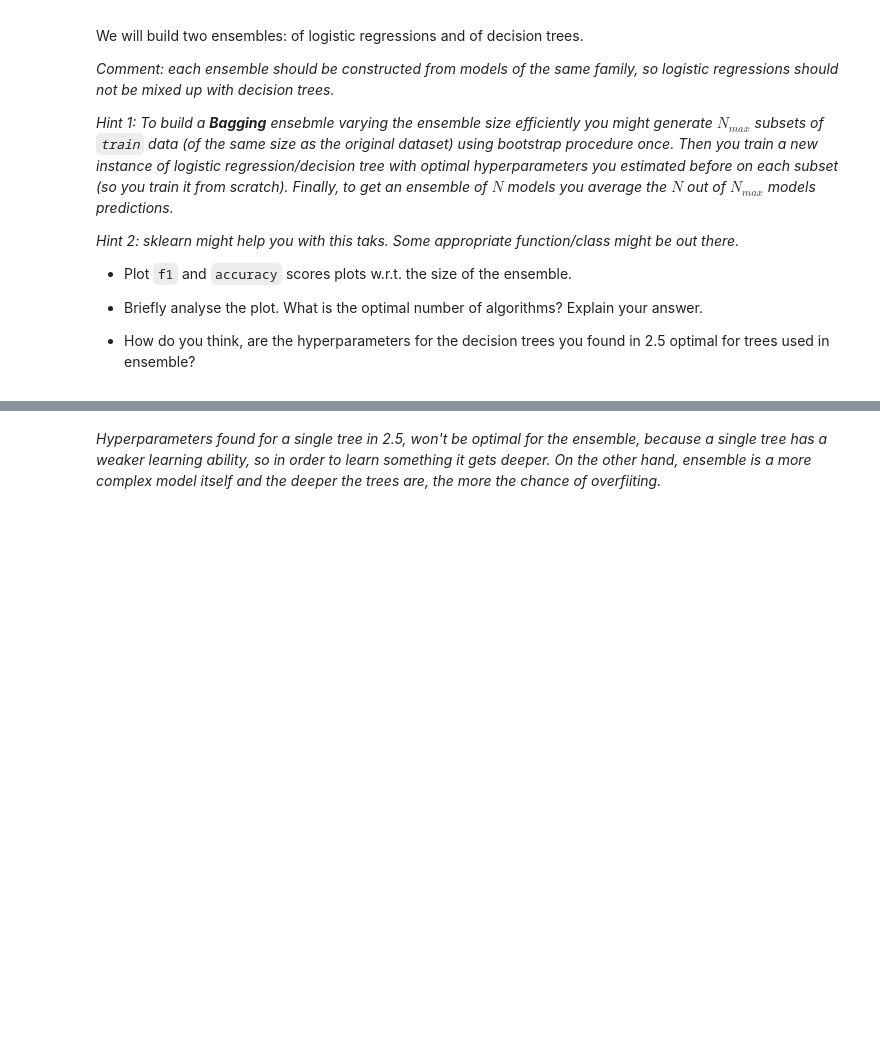
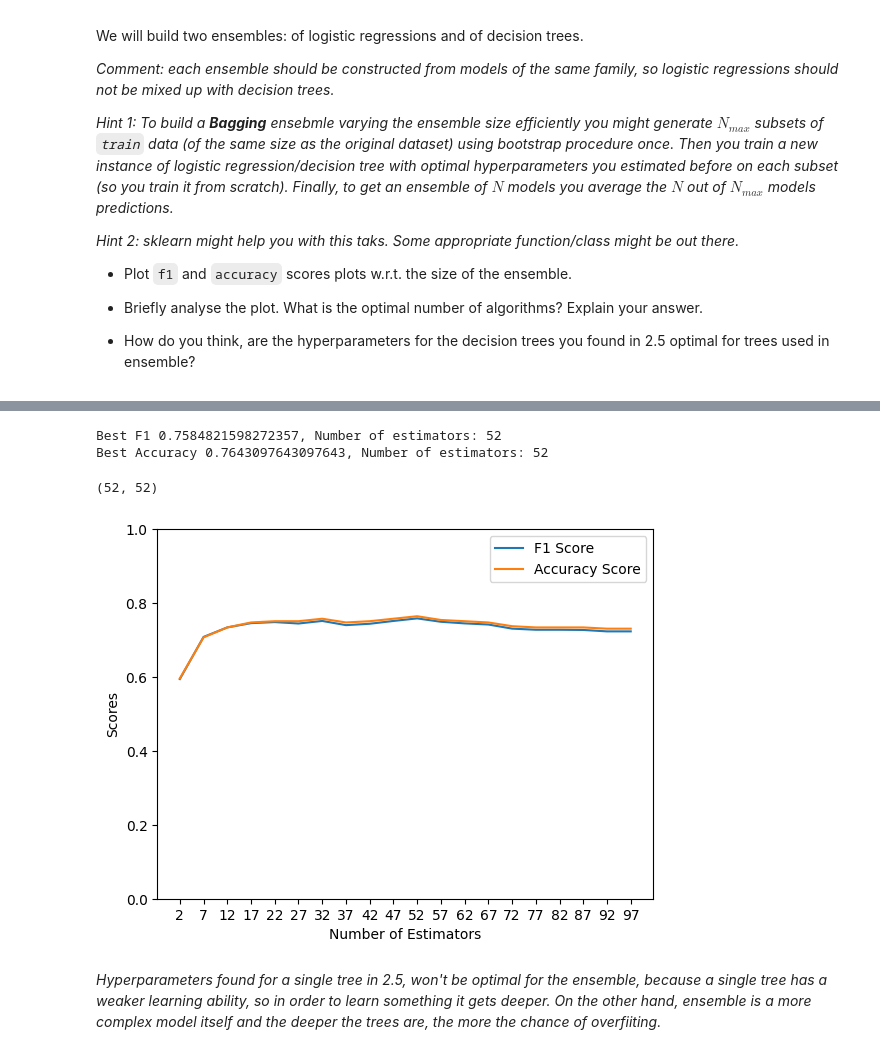
Before and after one commit to LizaAvsyannik/MADE_ML_2022, a Jupyter notebook: homeworks/lab01_ml_pipeline/Lab1_part2_ml_pipeline.ipynb, the cells around one changed output, grey strips where cells are left out. Saved outputs shown, nothing was run; the diff lists cells and outputs as text; code cells hidden in the pictures; blank space fills up the shorter version.

```diff
--- a/homeworks/lab01_ml_pipeline/Lab1_part2_ml_pipeline.ipynb
+++ b/homeworks/lab01_ml_pipeline/Lab1_part2_ml_pipeline.ipynb
@@ -349,3 +302,14 @@ Best Accuracy 0.7609427609427609, Number of estimators: 37
+# %%
+bagging_clf_tree = CustomBaggingClassifier(base_estimator=clone(tree_gscv.best_estimator_['model']),
+                                             n_max_estimators=N_MAX, X=X_train_pca, y=y_train)
+bagging_clf_tree.fit()
+bagging_clf_tree.explore_ensemble_size(X=X_test_pca, y_true=y_test,
+                                       n_min=N_MIN, n_max=N_MAX, step=STEP)
+# %% [output]
+Best F1 0.7584821598272357, Number of estimators: 52
+Best Accuracy 0.7643097643097643, Number of estimators: 52
+(52, 52)
+[figure, added]
 # %% [markdown]
 _Hyperparameters found for a single tree in 2.5, won't be optimal for the ensemble, because a single tree has a weaker learning ability, so in order to learn something it gets deeper. On the other hand, ensemble is a more complex model itself and the deeper the trees are, the more the chance of overfiiting._
 # %% [markdown]
```
Also changed, not shown: parts of 16 cells of this notebook, 2 other files.
